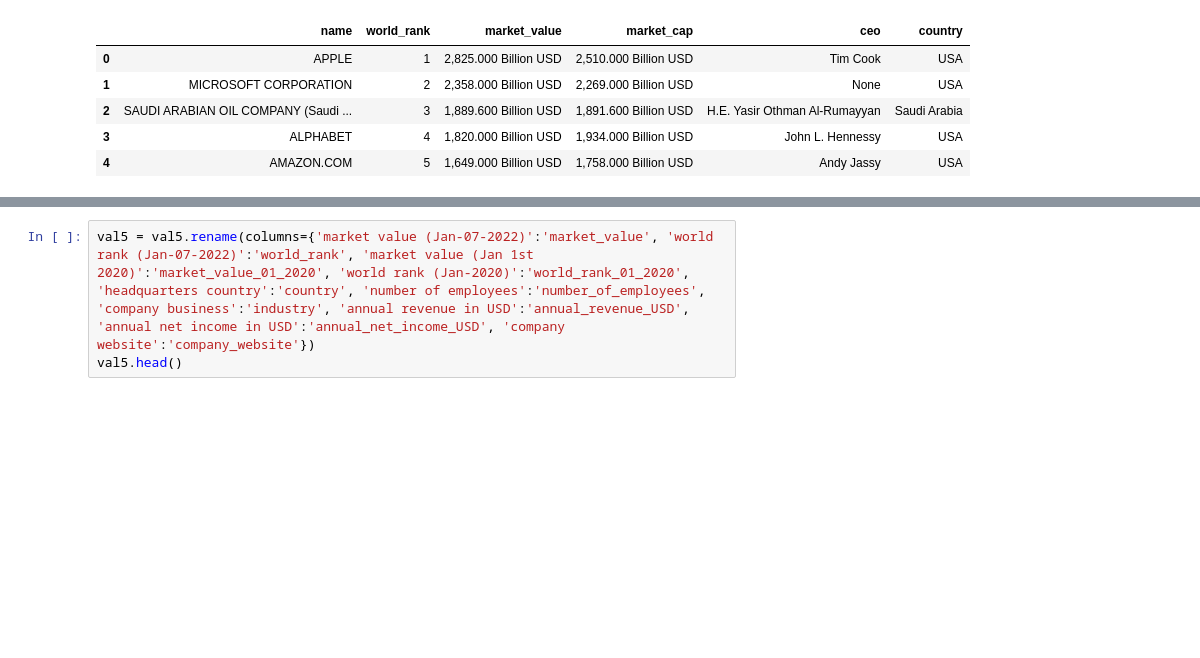
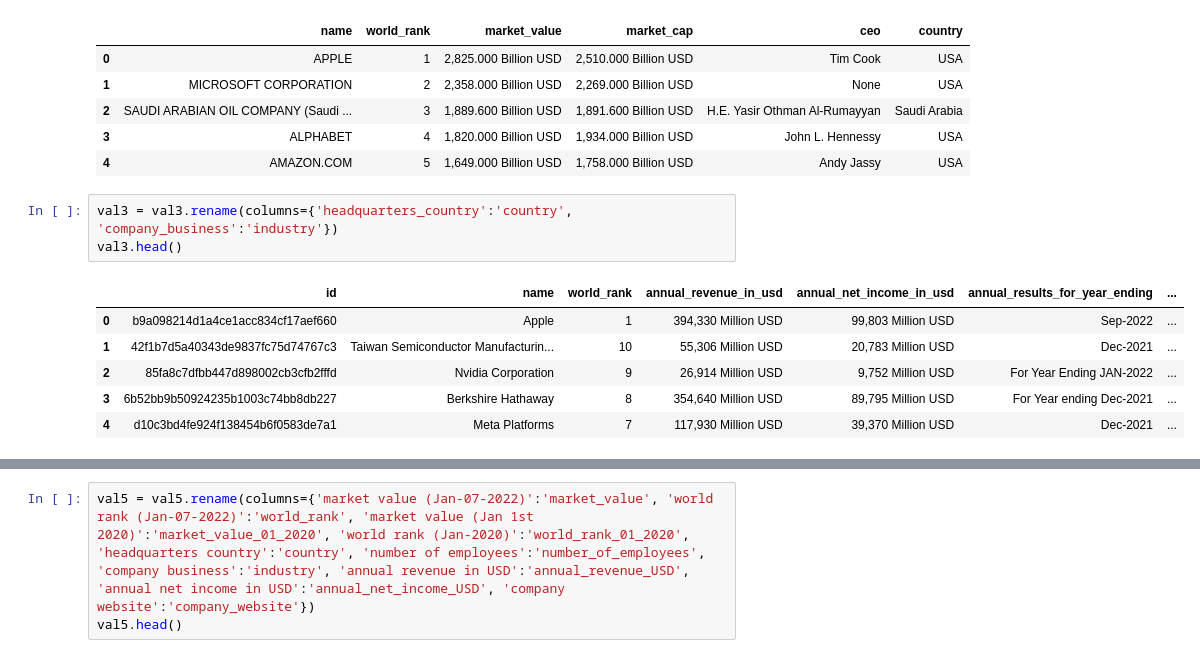
Before and after one commit to Elisabetta99/IDD_HW8, a Jupyter notebook: schemaAlignment.ipynb, the cells around one changed output, grey strips where cells are left out. Drawn from its saved outputs; the diff is of its cells as text; blank space fills up the shorter version.

```diff
--- a/schemaAlignment.ipynb
+++ b/schemaAlignment.ipynb
@@ -153,4 +153,14 @@ val2.head()
 | 2 | SAUDI ARABIAN OIL COMPANY (Saudi ... | 3 | 1,889.600 Billion USD | 1,891.600 Billion USD | H.E. Yasir Othman Al-Rumayyan | Saudi Arabia |
 | 3 | ALPHABET | 4 | 1,820.000 Billion USD | 1,934.000 Billion USD | John L. Hennessy | USA |
 | 4 | AMAZON.COM | 5 | 1,649.000 Billion USD | 1,758.000 Billion USD | Andy Jassy | USA |
+# %%
+val3 = val3.rename(columns={'headquarters_country':'country', 'company_business':'industry'})
+val3.head()
+# %% [output]
+|  | id | name | world_rank | annual_revenue_in_usd | annual_net_income_in_usd | annual_results_for_year_ending | ... |
+| 0 | b9a098214d1a4ce1acc834cf17aef660 | Apple | 1 | 394,330 Million USD | 99,803 Million USD | Sep-2022 | ... |
+| 1 | 42f1b7d5a40343de9837fc75d74767c3 | Taiwan Semiconductor Manufacturin... | 10 | 55,306 Million USD | 20,783 Million USD | Dec-2021 | ... |
+| 2 | 85fa8c7dfbb447d898002cb3cfb2fffd | Nvidia Corporation | 9 | 26,914 Million USD | 9,752 Million USD | For Year Ending JAN-2022 | ... |
+| 3 | 6b52bb9b50924235b1003c74bb8db227 | Berkshire Hathaway | 8 | 354,640 Million USD | 89,795 Million USD | For Year ending Dec-2021 | ... |
+| 4 | d10c3bd4fe924f138454b6f0583de7a1 | Meta Platforms | 7 | 117,930 Million USD | 39,370 Million USD | Dec-2021 | ... |
 # %%
```
Also changed, not shown: parts of 2 cells of this notebook, 1 other file.
